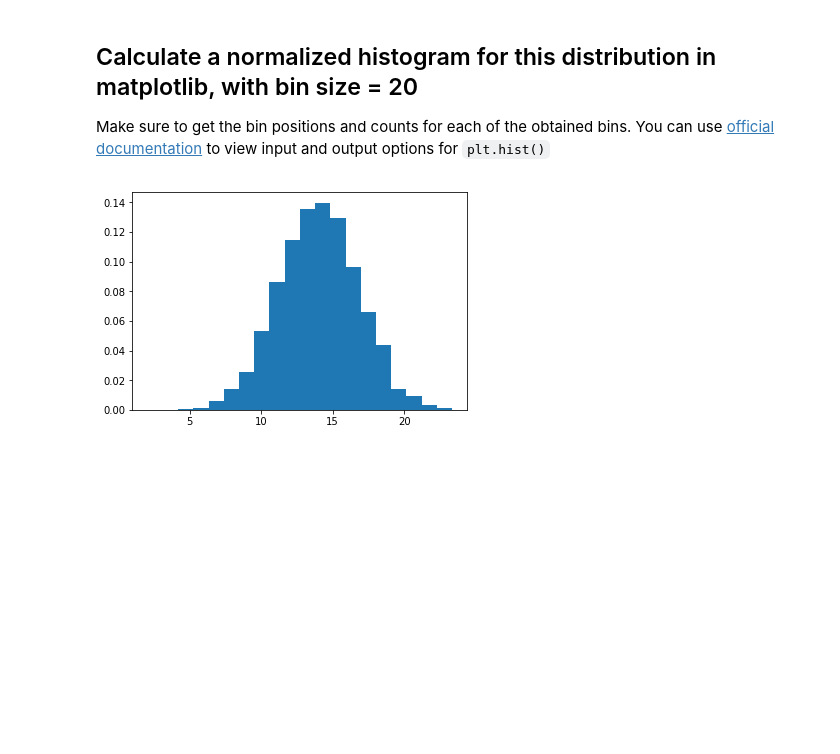
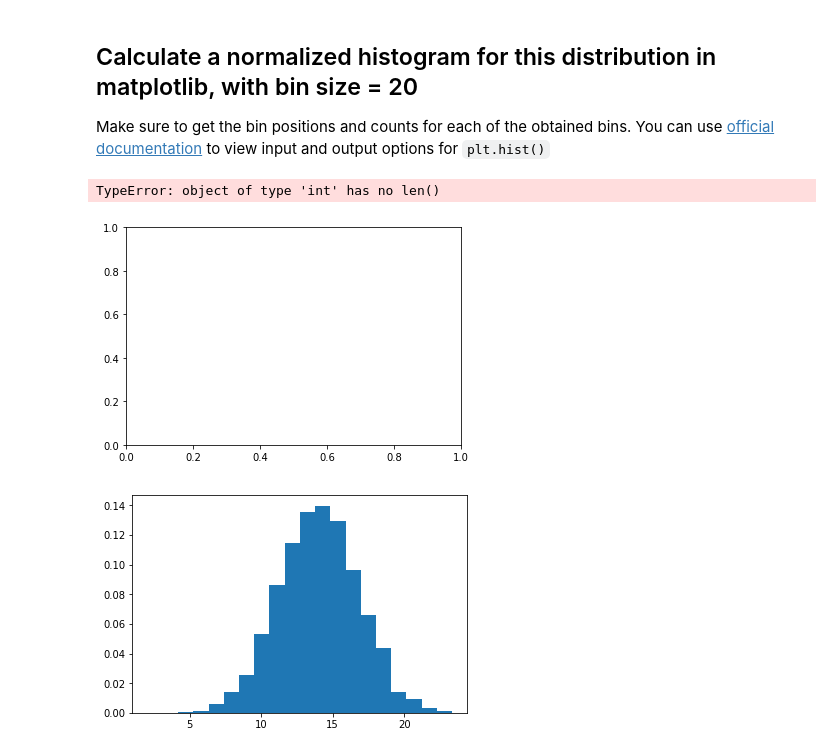
Before and after one commit to cjriggio/dsc-normal-distribution-lab-nyc-ds-career-042219, a Jupyter notebook: index.ipynb, the cells around one changed output. Saved outputs shown, nothing was run; the diff lists cells and outputs as text; code cells hidden in the pictures; blank space fills up the shorter version.

```diff
--- a/index.ipynb
+++ b/index.ipynb
@@ -38,9 +38,12 @@ Make sure to get the bin positions and counts for each of the obtained bins. You
 # %%
 
 #plt.figure(figsize=(8,5))
-plt.xticks(s)
+plt.xticks(mu)
 plt.hist(s, bins=20 )
 plt.show();
+# %% [output]
+TypeError: object of type 'int' has no len()
+[figure, added]
 # %%
 # Calculate a histogram for above data distribution
 # %% [output]
```
